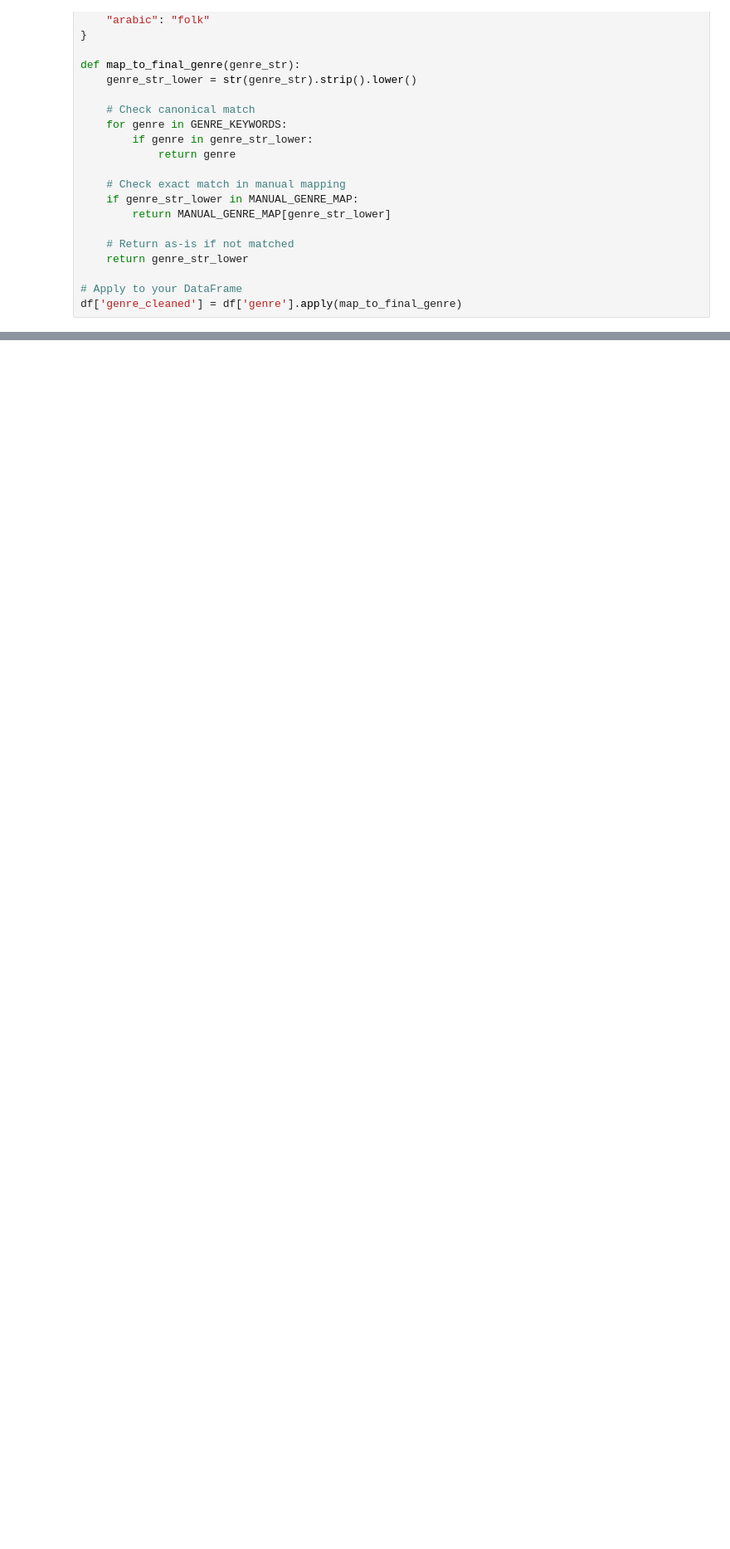
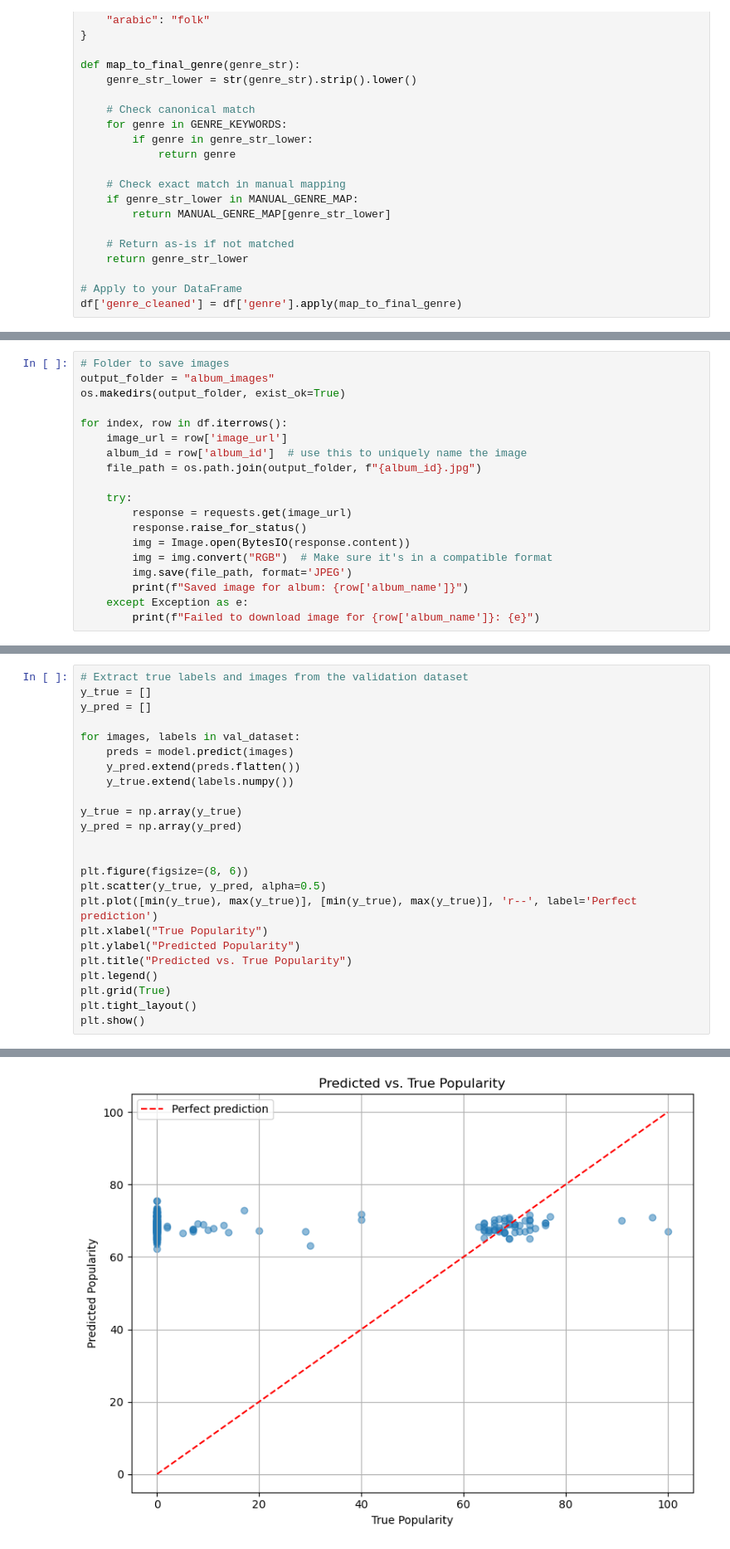
Before and after one commit to marie-vaughan/6600_final_project, a Jupyter notebook: untrained_cnn.ipynb, the cells around one changed output, grey strips where cells are left out. Shown at 83% size. Cells and saved outputs as stored; diff of their text form; blank space fills up the shorter version.

```diff
--- a/untrained_cnn.ipynb
+++ b/untrained_cnn.ipynb
@@ -151,0 +174,19 @@ df.to_csv('albums_genres_grouped.csv')
+# %%
+# Folder to save images
+output_folder = "album_images"
+os.makedirs(output_folder, exist_ok=True)
+
+for index, row in df.iterrows():
+    image_url = row['image_url']
+    album_id = row['album_id']  # use this to uniquely name the image
+    file_path = os.path.join(output_folder, f"{album_id}.jpg")
+
+    try:
+        response = requests.get(image_url)
+        response.raise_for_status()
+        img = Image.open(BytesIO(response.content))
+        img = img.convert("RGB")  # Make sure it's in a compatible format
+        img.save(file_path, format='JPEG')
+        print(f"Saved image for album: {row['album_name']}")
+    except Exception as e:
+        print(f"Failed to download image for {row['album_name']}: {e}")
@@ -151,0 +368,25 @@ df.to_csv('albums_genres_grouped.csv')
+# %%
+# Extract true labels and images from the validation dataset
+y_true = []
+y_pred = []
+
+for images, labels in val_dataset:
+    preds = model.predict(images)
+    y_pred.extend(preds.flatten())
+    y_true.extend(labels.numpy())
+
+y_true = np.array(y_true)
+y_pred = np.array(y_pred)
+
+
+plt.figure(figsize=(8, 6))
+plt.scatter(y_true, y_pred, alpha=0.5)
+plt.plot([min(y_true), max(y_true)], [min(y_true), max(y_true)], 'r--', label='Perfect prediction')
+plt.xlabel("True Popularity")
+plt.ylabel("Predicted Popularity")
+plt.title("Predicted vs. True Popularity")
+plt.legend()
+plt.grid(True)
+plt.tight_layout()
+plt.show()
+# %% [output]
@@ -151,0 +404 @@ df.to_csv('albums_genres_grouped.csv')
+[figure, added]
```
Also changed, not shown: parts of 13 cells of this notebook, 1 other file.
